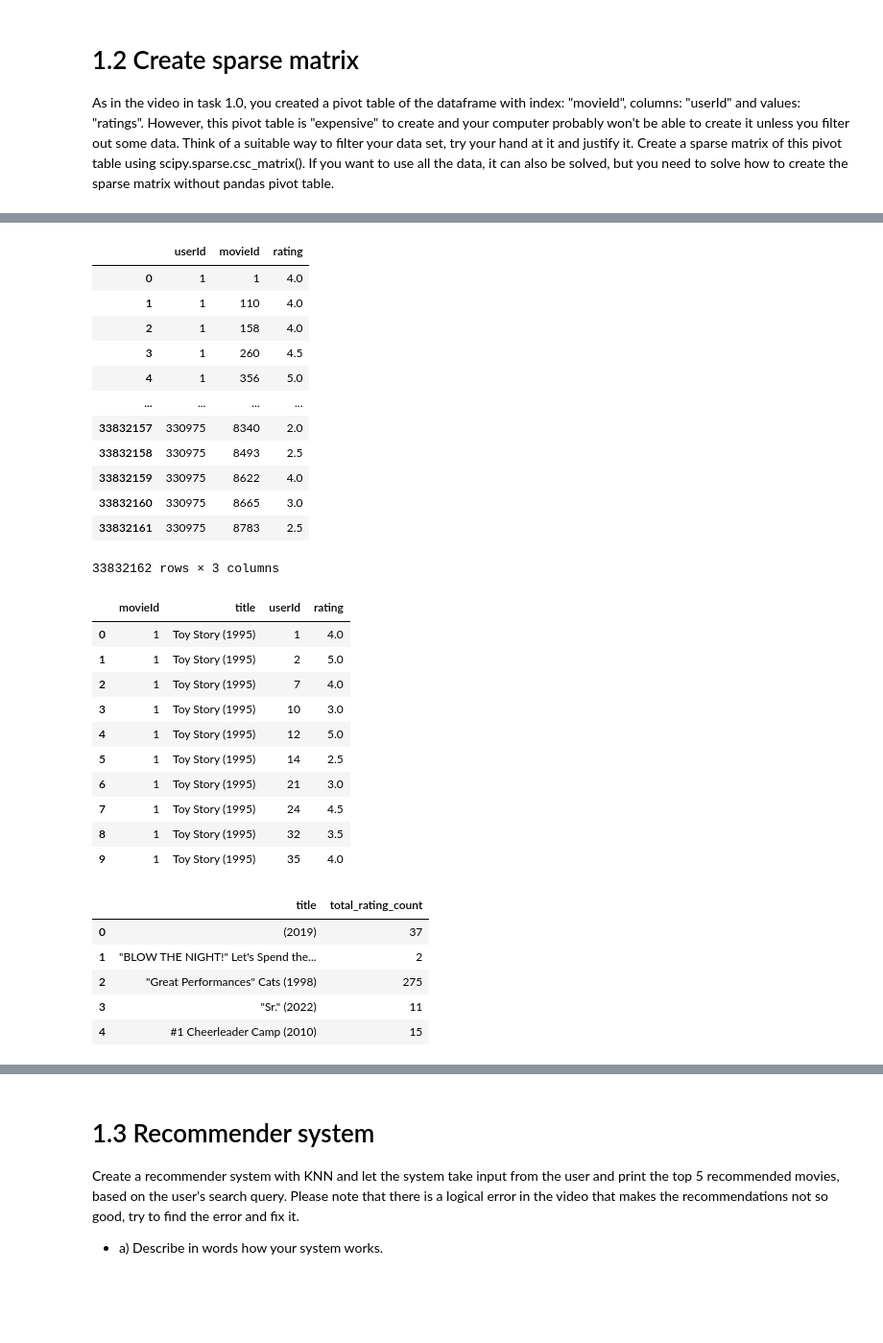
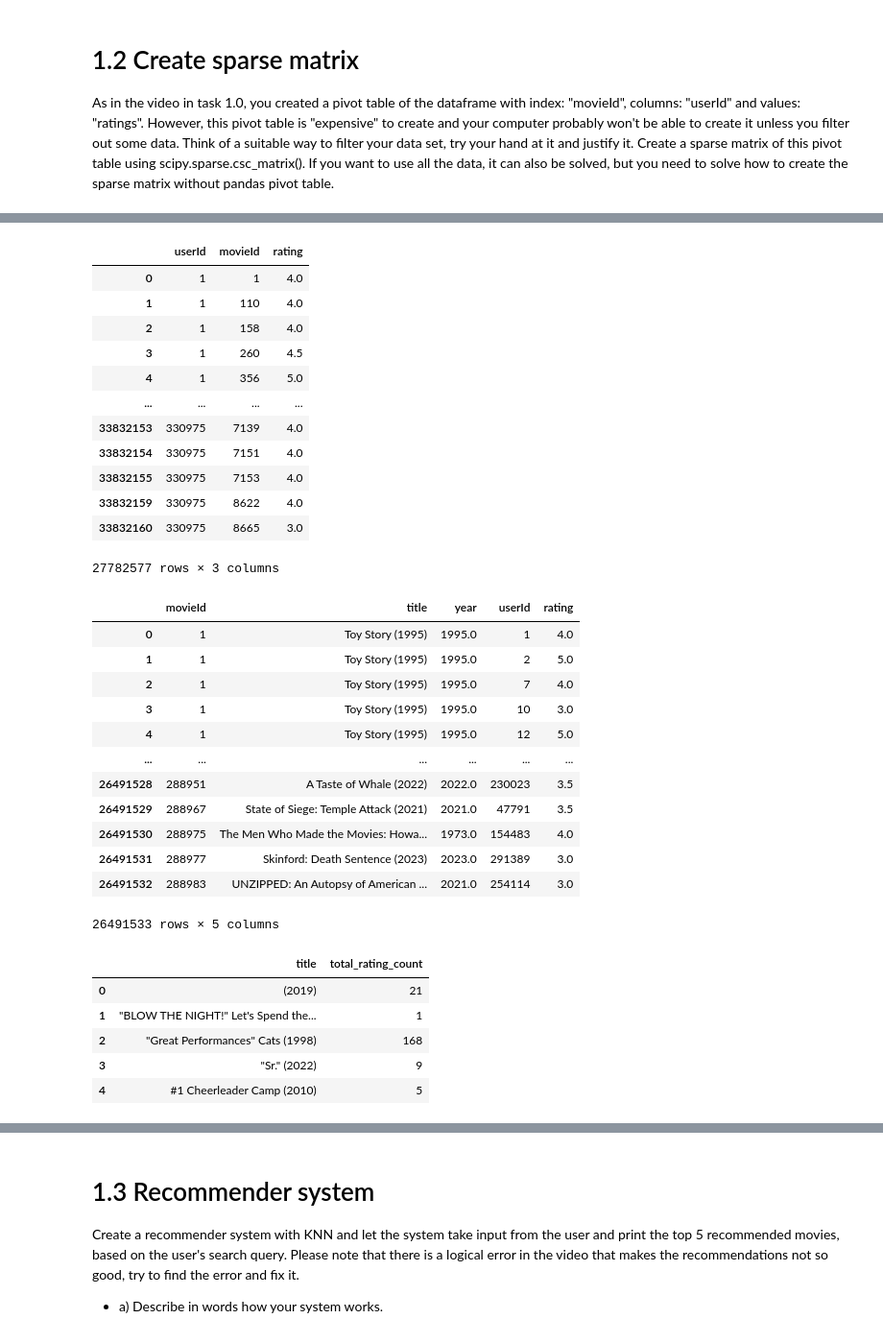
Before and after one commit to mosendamnit/AI-muhsin-OPA23, a Jupyter notebook: labs/lab_01.ipynb, the cells around one changed output, grey strips where cells are left out. Shown at 96% size. Drawn from its saved outputs; the diff is of its cells as text; code cells hidden in the pictures; blank space fills up the shorter version.

Commit message:
Clean Movie and Rating data

```diff
--- a/labs/lab_01.ipynb
+++ b/labs/lab_01.ipynb
@@ -330,5 +330,17 @@ movies_df = pd.read_csv("../data/movies.csv")
 
 # Drop Genres column from the data
 movies_df = movies_df.drop(columns=["genres"])
-movies_df.head()
+
+# Let me make the fist the year column
+movies_df['year'] = movies_df['title'].str.extract(r'\((\d{4})\)$')
+
+# Convert the 'year' column to integer
+movies_df['year'] = pd.to_numeric(movies_df['year'])
+
+
+# By this code i want only the movie data which are releated after 1960
+movies_df = movies_df[movies_df['year'] > 1960]
+
+
+movies_df
 # %% [output]
@@ -344,6 +363,10 @@ rating_df = pd.read_csv("../data/ratings.csv")
 
 # Drop timestamp column from data
 rating_df = rating_df.drop(columns=["timestamp"])
+
+# Filtering the data so we can clean up plus get the list of movies which rating are more than or equal to 3
+rating_df = rating_df[rating_df['rating'] >= 3]
+
 rating_df
 # %% [output]
 |  | userId | movieId | rating |
@@ -353,29 +376,31 @@ rating_df
 | 3 | 1 | 260 | 4.5 |
 | 4 | 1 | 356 | 5.0 |
 | ... | ... | ... | ... |
-| 33832157 | 330975 | 8340 | 2.0 |
-| 33832158 | 330975 | 8493 | 2.5 |
+| 33832153 | 330975 | 7139 | 4.0 |
+| 33832154 | 330975 | 7151 | 4.0 |
+| 33832155 | 330975 | 7153 | 4.0 |
 | 33832159 | 330975 | 8622 | 4.0 |
 | 33832160 | 330975 | 8665 | 3.0 |
-| 33832161 | 330975 | 8783 | 2.5 |
-33832162 rows × 3 columns
+27782577 rows × 3 columns
 # %%
 # Merg the both movies and rating
 
 df_rating_movies = pd.merge(movies_df , rating_df , on="movieId")
-df_rating_movies.head(10)
+df_rating_movies
 # %% [output]
-|  | movieId | title | userId | rating |
-| 0 | 1 | Toy Story (1995) | 1 | 4.0 |
-| 1 | 1 | Toy Story (1995) | 2 | 5.0 |
-| 2 | 1 | Toy Story (1995) | 7 | 4.0 |
-| 3 | 1 | Toy Story (1995) | 10 | 3.0 |
-| 4 | 1 | Toy Story (1995) | 12 | 5.0 |
-| 5 | 1 | Toy Story (1995) | 14 | 2.5 |
-| 6 | 1 | Toy Story (1995) | 21 | 3.0 |
-| 7 | 1 | Toy Story (1995) | 24 | 4.5 |
-| 8 | 1 | Toy Story (1995) | 32 | 3.5 |
-| 9 | 1 | Toy Story (1995) | 35 | 4.0 |
+|  | movieId | title | year | userId | rating |
+| 0 | 1 | Toy Story (1995) | 1995.0 | 1 | 4.0 |
+| 1 | 1 | Toy Story (1995) | 1995.0 | 2 | 5.0 |
+| 2 | 1 | Toy Story (1995) | 1995.0 | 7 | 4.0 |
+| 3 | 1 | Toy Story (1995) | 1995.0 | 10 | 3.0 |
+| 4 | 1 | Toy Story (1995) | 1995.0 | 12 | 5.0 |
+| ... | ... | ... | ... | ... | ... |
+| 26491528 | 288951 | A Taste of Whale (2022) | 2022.0 | 230023 | 3.5 |
+| 26491529 | 288967 | State of Siege: Temple Attack (2021) | 2021.0 | 47791 | 3.5 |
+| 26491530 | 288975 | The Men Who Made the Movies: Howa... | 1973.0 | 154483 | 4.0 |
+| 26491531 | 288977 | Skinford: Death Sentence (2023) | 2023.0 | 291389 | 3.0 |
+| 26491532 | 288983 | UNZIPPED: An Autopsy of American ... | 2021.0 | 254114 | 3.0 |
+26491533 rows × 5 columns
 # %%
 # Fix the missing values in the titles column
 missing_values_in_title = df_rating_movies.dropna(axis=0, subset=["title"])
@@ -385,11 +410,11 @@ rating_per_count = missing_values_in_title.groupby("title")["rating"].count().re
 rating_per_count.head()
 # %% [output]
 |  | title | total_rating_count |
-| 0 | (2019) | 37 |
-| 1 | "BLOW THE NIGHT!" Let's Spend the... | 2 |
-| 2 | "Great Performances" Cats (1998) | 275 |
-| 3 | "Sr." (2022) | 11 |
-| 4 | #1 Cheerleader Camp (2010) | 15 |
+| 0 | (2019) | 21 |
+| 1 | "BLOW THE NIGHT!" Let's Spend the... | 1 |
+| 2 | "Great Performances" Cats (1998) | 168 |
+| 3 | "Sr." (2022) | 9 |
+| 4 | #1 Cheerleader Camp (2010) | 5 |
 # %%
 rating_with_total = df_rating_movies.merge(rating_per_count , left_on="title" , right_on="title" , how="left")
 
```
Also changed, not shown: parts of 10 cells of this notebook.
